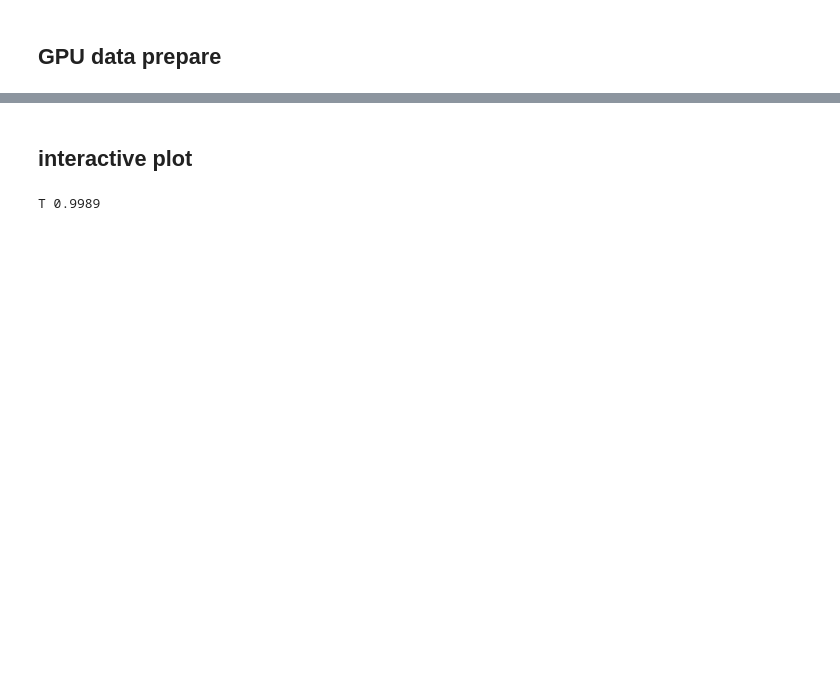
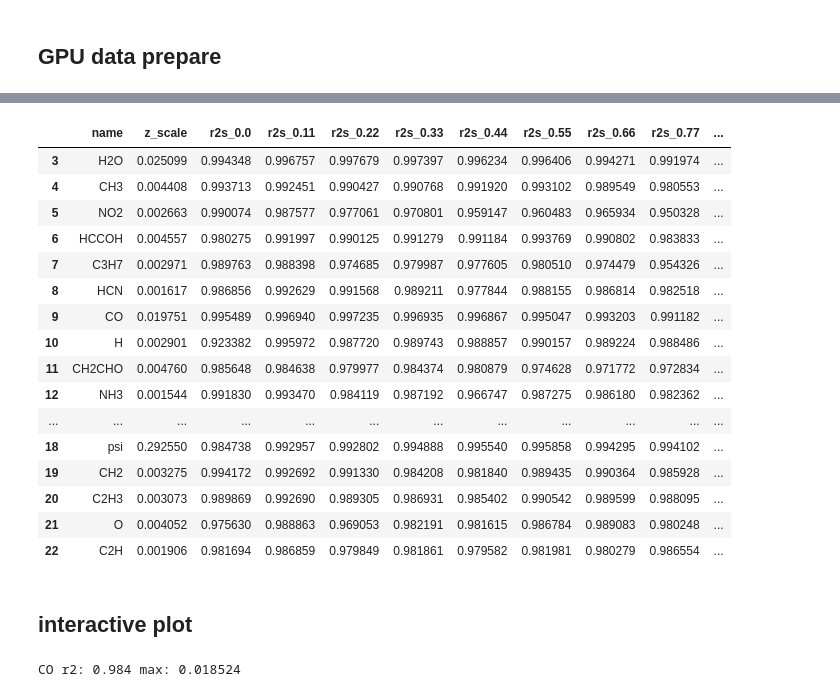
Before and after one commit to uqyge/combustionML, a Jupyter notebook: FPV_ANN/fgm_nn_inhouse.ipynb, the cells around one changed output, grey strips where cells are left out. Drawn from its saved outputs; the diff is of its cells as text; code cells hidden in the pictures; blank space fills up the shorter version.

```diff
--- a/FPV_ANN/fgm_nn_inhouse.ipynb
+++ b/FPV_ANN/fgm_nn_inhouse.ipynb
@@ -556,20 +570,46 @@ zeta_level.sort()
+# %%
+no_drop=res_sum[3:]
+no_drop
+# %% [output]
+|  | name | z_scale | r2s_0.0 | r2s_0.11 | r2s_0.22 | r2s_0.33 | r2s_0.44 | r2s_0.55 | r2s_0.66 | r2s_0.77 | ... |
+| 3 | H2O | 0.025099 | 0.994348 | 0.996757 | 0.997679 | 0.997397 | 0.996234 | 0.996406 | 0.994271 | 0.991974 | ... |
+| 4 | CH3 | 0.004408 | 0.993713 | 0.992451 | 0.990427 | 0.990768 | 0.991920 | 0.993102 | 0.989549 | 0.980553 | ... |
+| 5 | NO2 | 0.002663 | 0.990074 | 0.987577 | 0.977061 | 0.970801 | 0.959147 | 0.960483 | 0.965934 | 0.950328 | ... |
+| 6 | HCCOH | 0.004557 | 0.980275 | 0.991997 | 0.990125 | 0.991279 | 0.991184 | 0.993769 | 0.990802 | 0.983833 | ... |
+| 7 | C3H7 | 0.002971 | 0.989763 | 0.988398 | 0.974685 | 0.979987 | 0.977605 | 0.980510 | 0.974479 | 0.954326 | ... |
+| 8 | HCN | 0.001617 | 0.986856 | 0.992629 | 0.991568 | 0.989211 | 0.977844 | 0.988155 | 0.986814 | 0.982518 | ... |
+| 9 | CO | 0.019751 | 0.995489 | 0.996940 | 0.997235 | 0.996935 | 0.996867 | 0.995047 | 0.993203 | 0.991182 | ... |
+| 10 | H | 0.002901 | 0.923382 | 0.995972 | 0.987720 | 0.989743 | 0.988857 | 0.990157 | 0.989224 | 0.988486 | ... |
+| 11 | CH2CHO | 0.004760 | 0.985648 | 0.984638 | 0.979977 | 0.984374 | 0.980879 | 0.974628 | 0.971772 | 0.972834 | ... |
+| 12 | NH3 | 0.001544 | 0.991830 | 0.993470 | 0.984119 | 0.987192 | 0.966747 | 0.987275 | 0.986180 | 0.982362 | ... |
+| ... | ... | ... | ... | ... | ... | ... | ... | ... | ... | ... | ... |
+| 18 | psi | 0.292550 | 0.984738 | 0.992957 | 0.992802 | 0.994888 | 0.995540 | 0.995858 | 0.994295 | 0.994102 | ... |
+| 19 | CH2 | 0.003275 | 0.994172 | 0.992692 | 0.991330 | 0.984208 | 0.981840 | 0.989435 | 0.990364 | 0.985928 | ... |
+| 20 | C2H3 | 0.003073 | 0.989869 | 0.992690 | 0.989305 | 0.986931 | 0.985402 | 0.990542 | 0.989599 | 0.988095 | ... |
+| 21 | O | 0.004052 | 0.975630 | 0.988863 | 0.969053 | 0.982191 | 0.981615 | 0.986784 | 0.989083 | 0.980248 | ... |
+| 22 | C2H | 0.001906 | 0.981694 | 0.986859 | 0.979849 | 0.981861 | 0.979582 | 0.981981 | 0.980279 | 0.986554 | ... |
 # %% [markdown]
 ## interactive plot
 # %%
 #@title Default title text
-# species = 'PVs' #@param {type:"string"}
-species = np.random.choice(labels)
+# species = np.random.choice(labels)
+species = 'CO' #@param {type:"string"}
+z_level = 8 #@param {type:"integer"}
+
 # configure_plotly_browser_state()
 # init_notebook_mode(connected=False)
 
 from sklearn.metrics import r2_score
 
 
-df_t=df_test.loc[df_test['zeta']==zeta_level[0]].sample(frac=0.5)
+df_t=df_test[df_test['zeta']==zeta_level[z_level]].sample(frac=1)
 # df_p=df_pred.loc[df_pred['zeta']==zeta_level[1]].sample(frac=0.1)
 df_p=df_pred.loc[df_t.index]
 error=df_p[species]-df_t[species]
 r2=round(r2_score(df_p[species],df_t[species]),4)
+
+print(species,'r2:',r2,'max:',df_t[species].max())
+
 fig_db = {
     'data': [
         {'name':'test data from table',
@@ -613,9 +653,8 @@ fig_db = {
 }
 # iplot(fig_db, filename='multiple-scatter')
 iplot(fig_db)
-print(species,r2)
 # %% [output]
-T 0.9989
+CO r2: 0.984 max: 0.018524
 # %%
 df_p['HNO']
 # %% [output]
```
Also changed, not shown: parts of 13 cells of this notebook.
